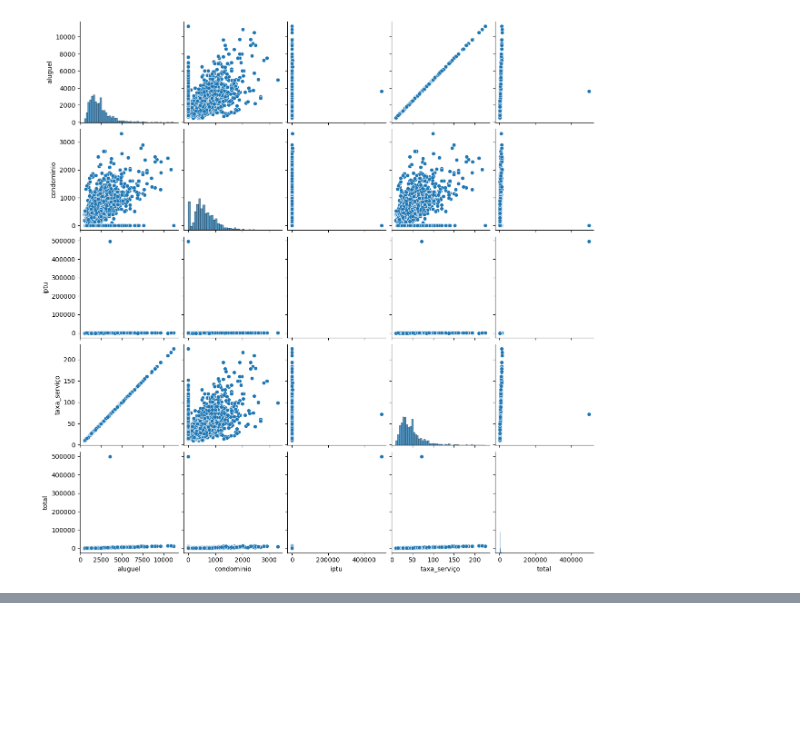
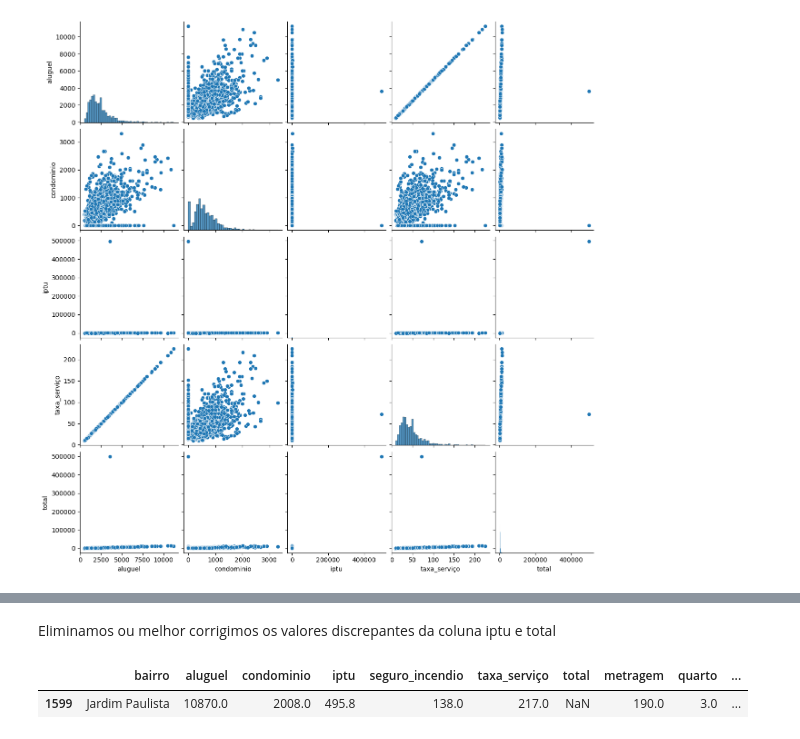
Before and after one commit to abilioepalanga/Market-Value-Predictor-Airbnb, a Jupyter notebook: main.ipynb, the cells around one changed output, grey strips where cells are left out. Saved outputs shown, nothing was run; the diff lists cells and outputs as text; code cells hidden in the pictures; blank space fills up the shorter version.

```diff
--- a/main.ipynb
+++ b/main.ipynb
@@ -1203,0 +1305,13 @@ sns.pairplot(base3)
+# %% [markdown]
+Eliminamos ou melhor corrigimos os valores discrepantes da coluna iptu e total
+# %%
+#Vamos actualizar o valor de iptu e total na basemarge
+#Primeiro vamos actualizar o valor de iptu
+basemarged.loc[base3.total==base3.total.max(), 'iptu']=495.8
+
+#Agora vamos actualizar o valor de total, que será a soma das colunas aluguel, seguro_incendio, iptu e taxa_serviço
+basemarged.loc[base3.total==base3.total.max(), 'total']=base.aluguel[base.total==base.total.max()] + base.seguro_incendio[base.total==base.total.max()] + base.iptu[base.total==base.total.max()] + base.taxa_serviço[base.total==base.total.max()]
+basemarged[base3.total==base3.total.max()]
+# %% [output]
+|  | bairro | aluguel | condominio | iptu | seguro_incendio | taxa_serviço | total | metragem | quarto | ... |
+| 1599 | Jardim Paulista | 10870.0 | 2008.0 | 495.8 | 138.0 | 217.0 | NaN | 190.0 | 3.0 | ... |
```
Also changed, not shown: parts of 7 cells of this notebook.
